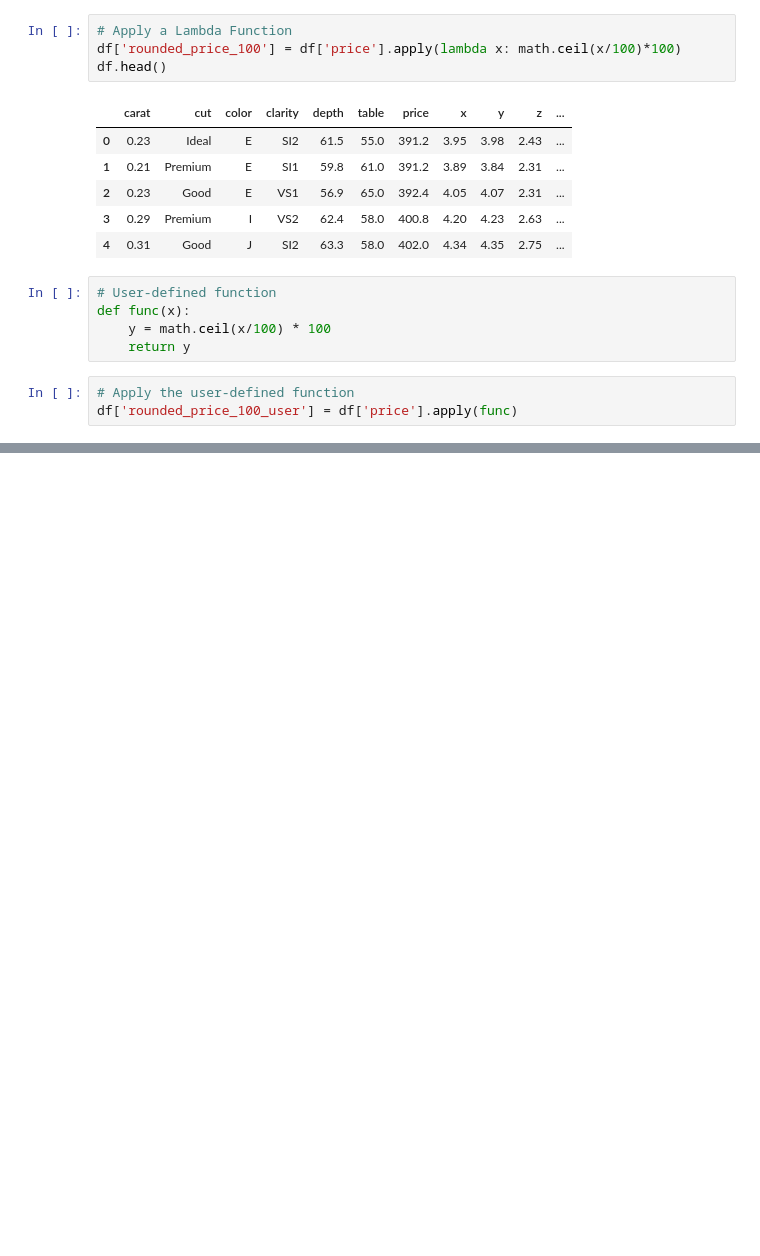
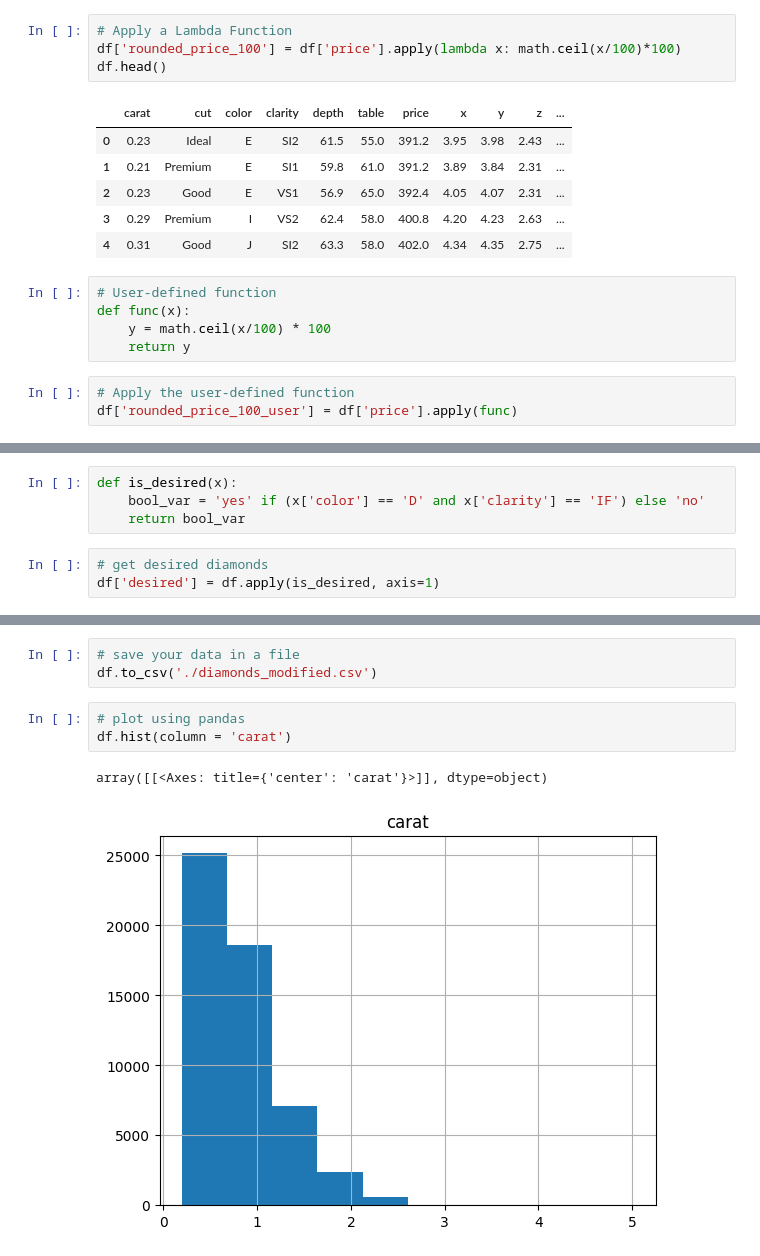
Before and after one commit to dylanxlam/data_visualization_practive, a Jupyter notebook: exercises/exercise01.ipynb, the cells around one changed output, grey strips where cells are left out. Drawn from its saved outputs; the diff is of its cells as text; blank space fills up the shorter version.

```diff
--- a/exercises/exercise01.ipynb
+++ b/exercises/exercise01.ipynb
@@ -197,0 +207,7 @@ df['rounded_price_100_user'] = df['price'].apply(func)
+# %%
+def is_desired(x):
+    bool_var = 'yes' if (x['color'] == 'D' and x['clarity'] == 'IF') else 'no'
+    return bool_var
+# %%
+# get desired diamonds
+df['desired'] = df.apply(is_desired, axis=1)
@@ -197,0 +247,9 @@ df['rounded_price_100_user'] = df['price'].apply(func)
+# %%
+# save your data in a file
+df.to_csv('./diamonds_modified.csv')
+# %%
+# plot using pandas
+df.hist(column = 'carat')
+# %% [output]
+array([[<Axes: title={'center': 'carat'}>]], dtype=object)
+[figure, added]
```
Also changed, not shown: parts of 15 cells of this notebook, 4 other files.
